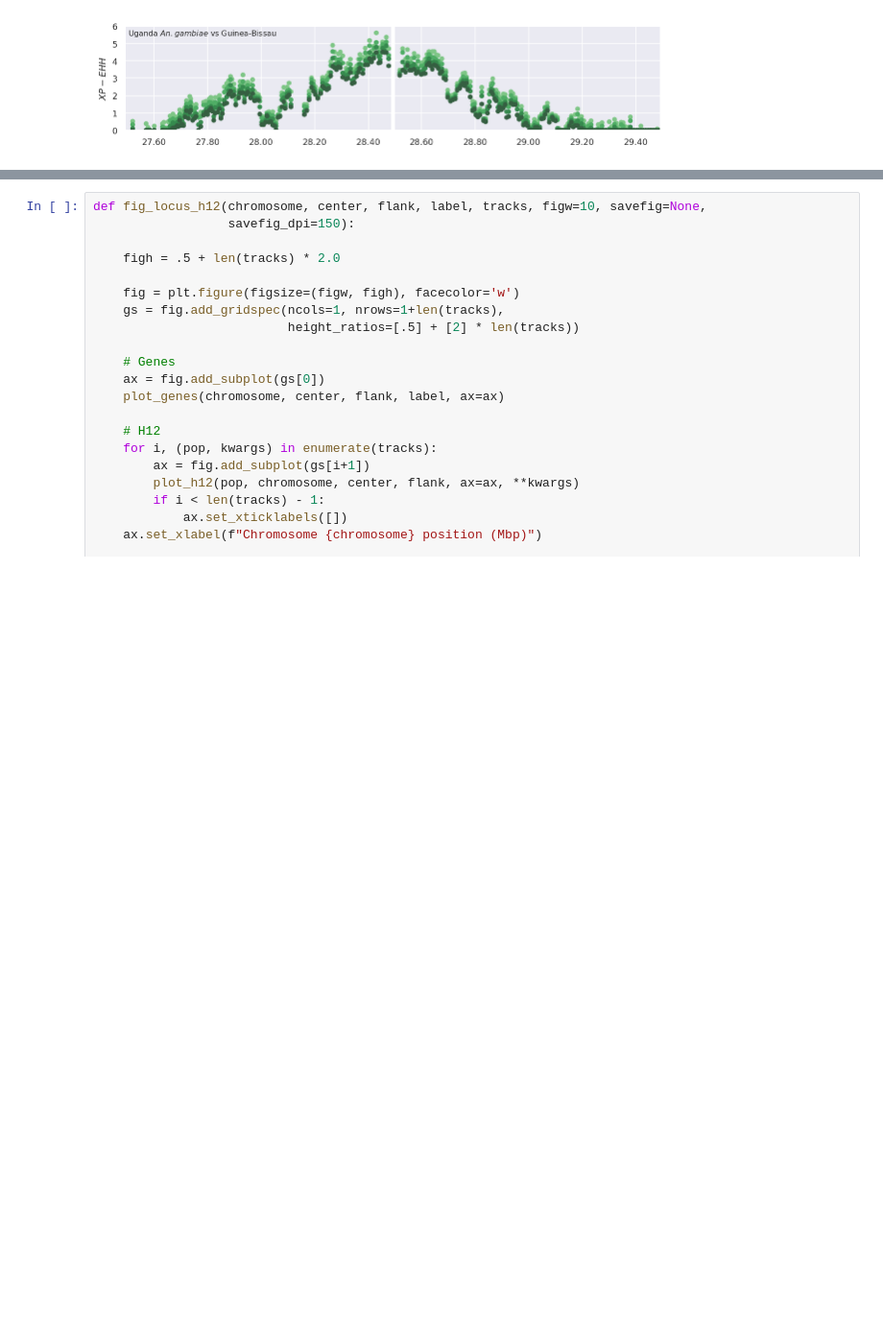
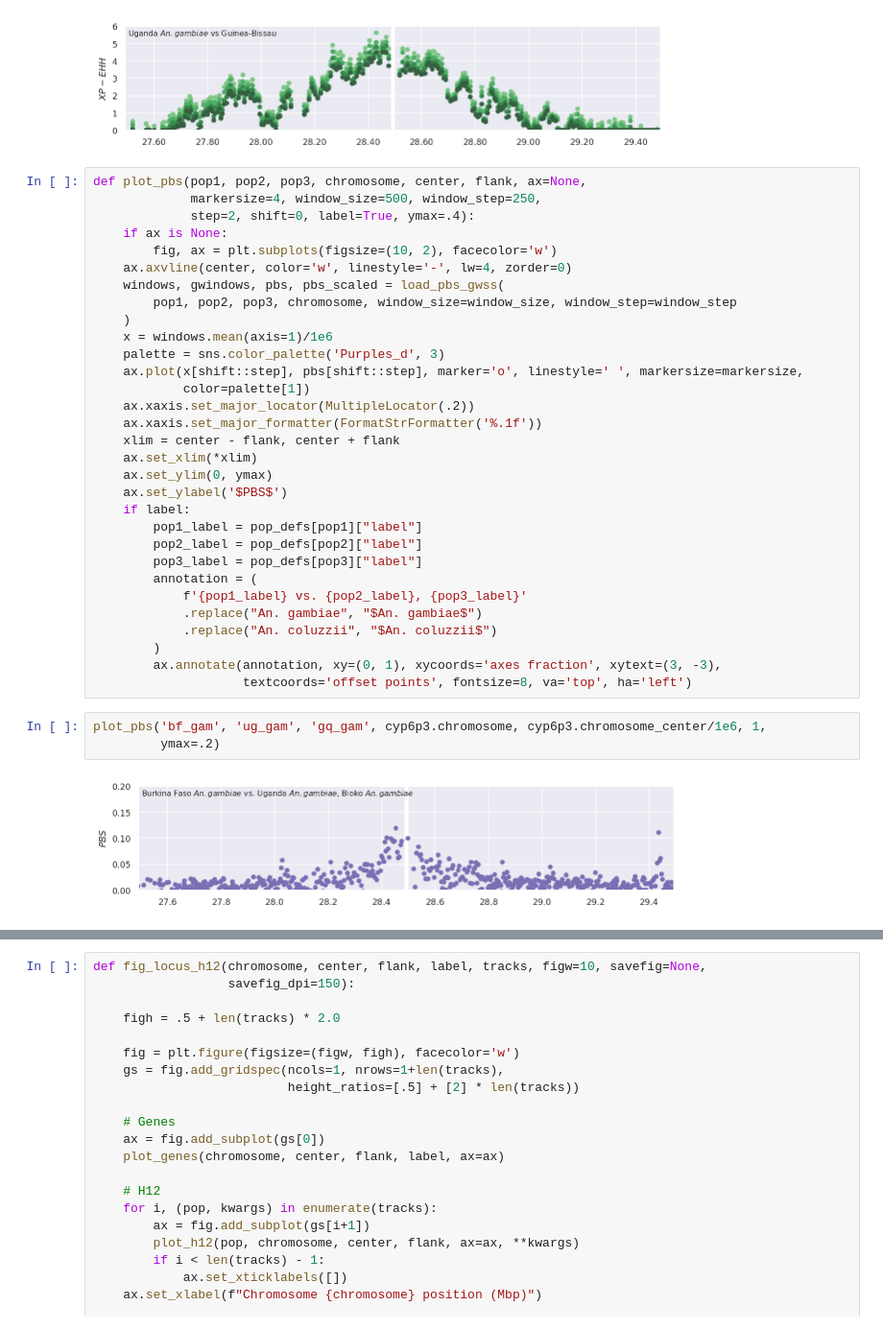
Before and after one commit to alimanfoo/shiny-train, a Jupyter notebook: notebooks/artwork/locus-artwork.ipynb, the cells around one changed output, grey strips where cells are left out. Shown at 96% size. Drawn from its saved outputs; the diff is of its cells as text; blank space fills up the shorter version.

```diff
--- a/notebooks/artwork/locus-artwork.ipynb
+++ b/notebooks/artwork/locus-artwork.ipynb
@@ -127,6 +127,42 @@ plot_xpehh('ug_gam', 'gw', cyp6p3.chromosome, cyp6p3.chromosome_center/1e6, 1,
            step=2, shift=0, ymax=6)
 # %% [output]
 [figure]
+# %%
+def plot_pbs(pop1, pop2, pop3, chromosome, center, flank, ax=None,
+             markersize=4, window_size=500, window_step=250,
+             step=2, shift=0, label=True, ymax=.4):
+    if ax is None:
+        fig, ax = plt.subplots(figsize=(10, 2), facecolor='w')
+    ax.axvline(center, color='w', linestyle='-', lw=4, zorder=0)
+    windows, gwindows, pbs, pbs_scaled = load_pbs_gwss(
+        pop1, pop2, pop3, chromosome, window_size=window_size, window_step=window_step
+    )
+    x = windows.mean(axis=1)/1e6
+    palette = sns.color_palette('Purples_d', 3)
+    ax.plot(x[shift::step], pbs[shift::step], marker='o', linestyle=' ', markersize=markersize,
+            color=palette[1])
+    ax.xaxis.set_major_locator(MultipleLocator(.2))
+    ax.xaxis.set_major_formatter(FormatStrFormatter('%.1f'))
+    xlim = center - flank, center + flank
+    ax.set_xlim(*xlim)
+    ax.set_ylim(0, ymax)
+    ax.set_ylabel('$PBS$')
+    if label:
+        pop1_label = pop_defs[pop1]["label"]
+        pop2_label = pop_defs[pop2]["label"]
+        pop3_label = pop_defs[pop3]["label"]
+        annotation = (
+            f'{pop1_label} vs. {pop2_label}, {pop3_label}'
+            .replace("An. gambiae", "$An. gambiae$")
+            .replace("An. coluzzii", "$An. coluzzii$")
+        )
+        ax.annotate(annotation, xy=(0, 1), xycoords='axes fraction', xytext=(3, -3),
+                    textcoords='offset points', fontsize=8, va='top', ha='left')
+# %%
+plot_pbs('bf_gam', 'ug_gam', 'gq_gam', cyp6p3.chromosome, cyp6p3.chromosome_center/1e6, 1,
+         ymax=.2)
+# %% [output]
+[figure, added]
 # %%
 def plot_genes(chromosome, center, flank, label, ax=None):
     palette = sns.color_palette()
```
Also changed, not shown: parts of 16 cells of this notebook, 10 other files.
